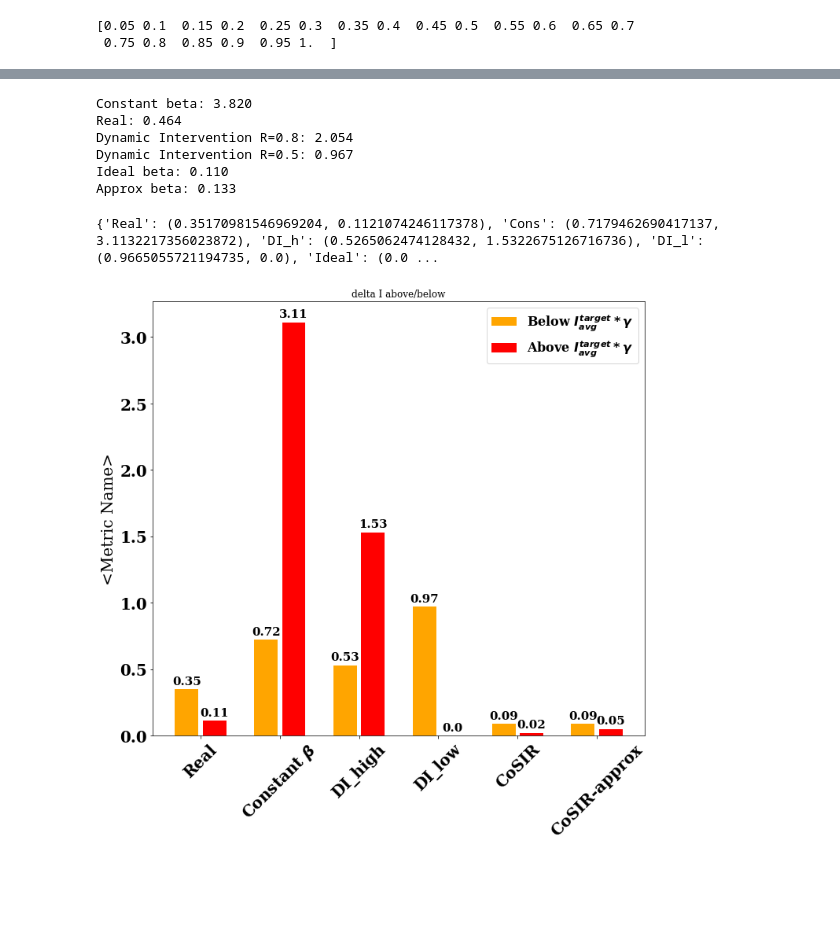
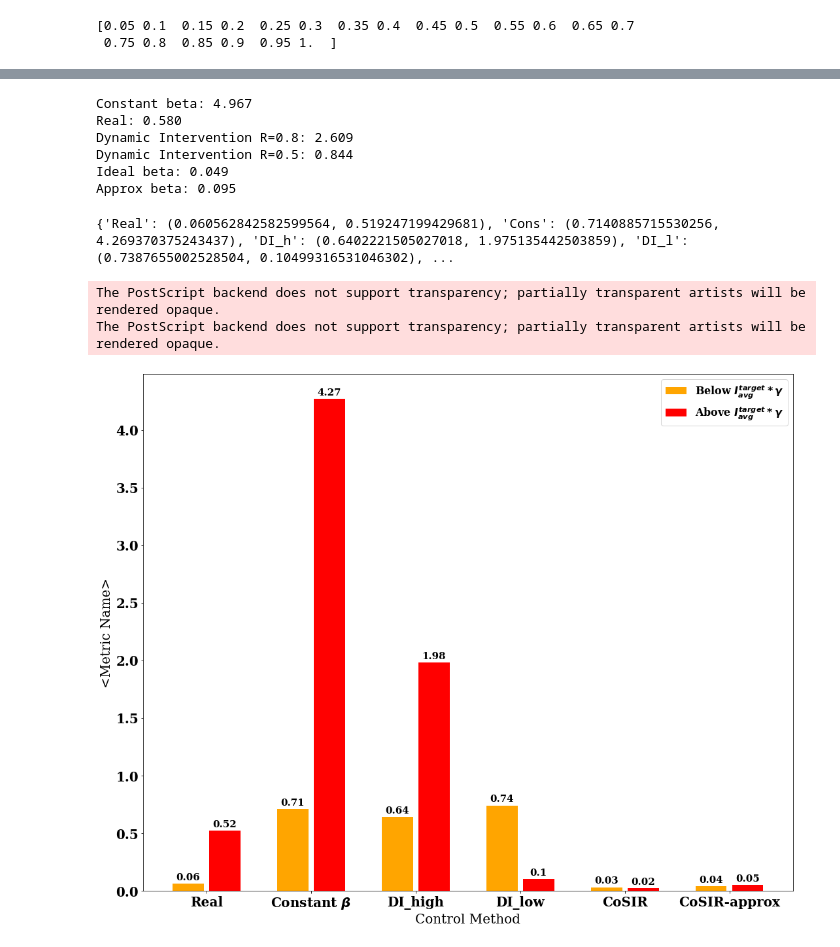
Before and after one commit to dsindiavscovid/CoSIR, a Jupyter notebook: baselines.ipynb, the cells around one changed output, grey strips where cells are left out. Saved outputs shown, nothing was run; the diff lists cells and outputs as text; code cells hidden in the pictures; blank space fills up the shorter version.

```diff
--- a/baselines.ipynb
+++ b/baselines.ipynb
@@ -17,7 +17,7 @@ def getMetaData(region = "India"):
     underreporting_factor = {"India": 25.28686435, "Netherlands": 2.8345572, "Mexico": 43.12753953, "Mumbai": 18.86570445}
     bedsPerCapita = {"India": 0.53/1000, "Netherlands": 3.32/1000, "Mexico": 1.38/1000, "Mumbai": 0.53/1000}
     hospToReported = {"India": 0.5, "Netherlands": 0.2, "Mexico": 0.9, "Mumbai": 0.5}
-    regionType = {"India": "country", "Netherlands": "country", "Mexico": "country", "Mumbai": "district"}
+    regionType = {"India": "country", "Netherlands": "country", "Mexico": "country", "Mumbai": "district", "Italy":"country"}
     return {"region": region, "population": popDict[region], "underreporting_factor": underreporting_factor[region],
            "bedsPerCapita": bedsPerCapita[region], "hospToReported": hospToReported[region], "region_type": regionType[region]}
 # %%
@@ -27,7 +27,7 @@ def moving_average(x, window):
     x1 = [np.mean(x[max(0, i-w):min(l, i+w+1)]) for i in range(l)]
     return np.array(x1)
 # %%
-meta = getMetaData("India")
+meta = getMetaData("Italy")
 
 
 if(meta['region_type'] == 'country'):
@@ -123,7 +123,7 @@ Jstar = gamma*N
 init = (S0, I0, R0)
 
 delta_t = 0.001
-tsteps = 400
+tsteps = 350
 t = np.linspace(0, tsteps-1, tsteps)
 eta = 1
 # %% [output]
@@ -164,8 +164,8 @@ while temp < tsteps:
         beta_dI_h.extend([beta_relaxation for i in range(min(T_relaxation, tsteps - temp))])
         beta_dI_l.extend([beta_relaxation for i in range(min(T_relaxation, tsteps - temp))])
         temp += T_intervention + min(T_relaxation, tsteps - temp)
-beta_dI_h = np.array(beta_dI_h)
-beta_dI_l = np.array(beta_dI_l)
+beta_dI_h = np.array(beta_dI_h)[:tsteps]
+beta_dI_l = np.array(beta_dI_l)[:tsteps]
 # %%
 plt.plot(t, beta_dI_h)
 plt.plot(t, beta_dI_l)
@@ -317,12 +358,12 @@ print("Approx beta: {:.3f}".format(getControlMetrics(I_approx[:l]*gamma, Istar*g
 # print("Dynamic Intervention beta R=0.8: {}".format(getControlMetrics(I_dI_h*gamma, Istar*gamma)))
 # print("Dynamic Intervention beta R=0.5: {}".format(getControlMetrics(I_dI_l*gamma, Istar*gamma)))
 # %% [output]
-Constant beta: 3.820
-Real: 0.464
-Dynamic Intervention R=0.8: 2.054
-Dynamic Intervention R=0.5: 0.967
-Ideal beta: 0.110
-Approx beta: 0.133
+Constant beta: 4.967
+Real: 0.580
+Dynamic Intervention R=0.8: 2.609
+Dynamic Intervention R=0.5: 0.844
+Ideal beta: 0.049
+Approx beta: 0.095
 # %%
 def getIBelowAboveIstar(I, Istar):
     below = 0
@@ -403,40 +444,41 @@ labels = ['Real', r'Constant $\beta$', 'DI_high', 'DI_low', 'CoSIR', 'CoSIR-appr
 
 x = np.arange(len(labels))  # the label locations
 width = 0.35  # the width of the bars
 
-fig, ax = plt.subplots(figsize=(10,10))
+fig, ax = plt.subplots(figsize=(15,12))
 rects1 = ax.bar(x - width/2, belows, width*0.85, label=r'Below $I^{target}_{avg}*\gamma$', color = 'orange')
 rects2 = ax.bar(x + width/2, aboves, width*0.85, label=r'Above $I^{target}_{avg}*\gamma$', color = 'red')
 
 # Add some text for labels, title and custom x-axis tick labels, etc.
 ax.set_ylabel('<Metric Name>')
-ax.set_title('delta I above/below')
+ax.set_xlabel('Control Method')
 ax.set_xticks(x)
-ax.set_xticklabels(labels, rotation = 45)
+ax.set_xticklabels(labels)
 ax.legend()
 
 
 def autolabel(rects):
     """Attach a text label above each bar in *rects*, displaying its height."""
     for rect in rects:
         height = rect.get_height()
         ax.annotate('{}'.format(height),
                     xy=(rect.get_x() + rect.get_width() / 2, height),
                     xytext=(0, 3),  # 3 points vertical offset
                     textcoords="offset points",
                     ha='center', va='bottom', fontsize=15)
 
 
 autolabel(rects1)
 autolabel(rects2)
 
 fig.tight_layout()
 
-# plt.show()
-plt.savefig('./graphs/{}_deltaIcontrolMetrics.png'.format(meta['region']))
+plt.savefig('./graphs/{}_deltaIcontrolMetrics.eps'.format(meta['region']), format = 'eps')
 # %% [output]
-{'Real': (0.35170981546969204, 0.1121074246117378), 'Cons': (0.7179462690417137, 3.1132217356023872), 'DI_h': (0.5265062474128432, 1.5322675126716736), 'DI_l': (0.9665055721194735, 0.0), 'Ideal': (0.0 ...
+{'Real': (0.060562842582599564, 0.519247199429681), 'Cons': (0.7140885715530256, 4.269370375243437), 'DI_h': (0.6402221505027018, 1.975135442503859), 'DI_l': (0.7387655002528504, 0.10499316531046302), ...
+The PostScript backend does not support transparency; partially transparent artists will be rendered opaque.
+The PostScript backend does not support transparency; partially transparent artists will be rendered opaque.
-[figure, old version]
+[figure, new version]
 # %%
 # def getIBelowAboveIstar(I, Istar, buffer=0.1):
 #     below = 0
```
Also changed, not shown: parts of 11 cells of this notebook, 37 other files.
